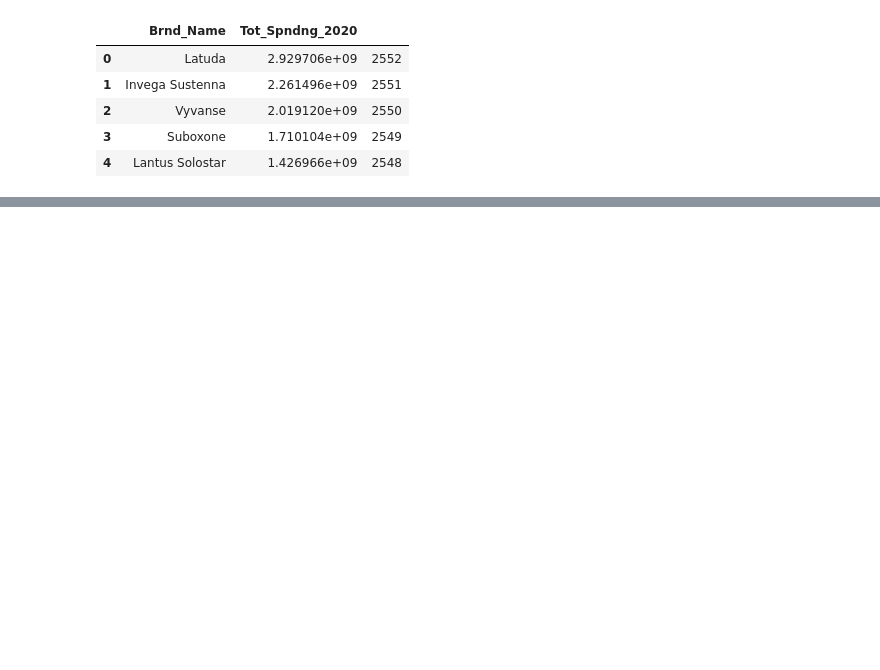
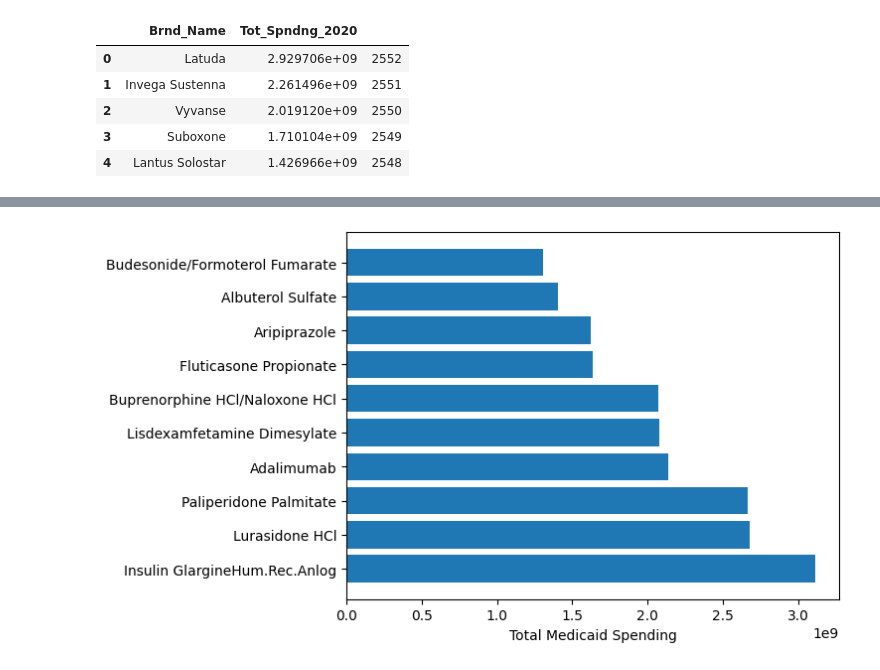
Before and after one commit to yandiwu/medicaidspending, a Jupyter notebook: Medicaid Spending .ipynb, the cells around one changed output, grey strips where cells are left out. Saved outputs shown, nothing was run; the diff lists cells and outputs as text; code cells hidden in the pictures; blank space fills up the shorter version.

```diff
--- a/Medicaid Spending .ipynb
+++ b/Medicaid Spending .ipynb
@@ -599,0 +721,6 @@ plt.show()
+# %%
+p4 = plt.barh(width='Tot_Spndng_2019', y='Gnrc_Name', data=gen19_df.iloc[:, 0:3])
+plt.xlabel('Total Medicaid Spending')
+plt.show()
+# %% [output]
+[figure, added]
```
Also changed, not shown: parts of 38 cells of this notebook.
